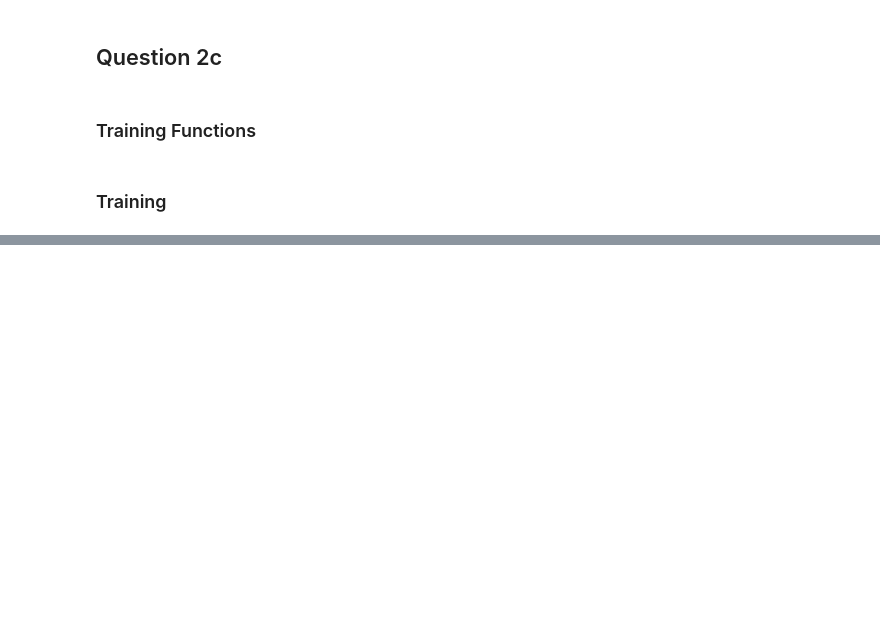
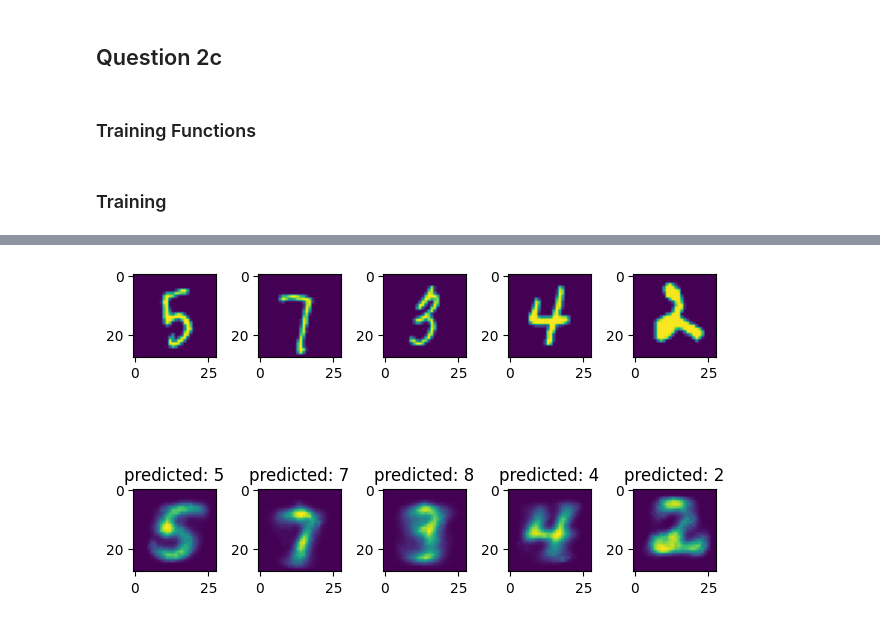
Before and after one commit to jgray9/CMSC678_Assignment3, a Jupyter notebook: Assignment 3.ipynb, the cells around one changed output, grey strips where cells are left out. Saved outputs shown, nothing was run; the diff lists cells and outputs as text; code cells hidden in the pictures; blank space fills up the shorter version.

Commit message:
added joint model for question 3

```diff
--- a/Assignment 3.ipynb
+++ b/Assignment 3.ipynb
@@ -293,0 +334,3 @@ Epoch 18    0.10204    0.17080
+# %%
+joint_model = JointModel().cuda()
+joint_training(joint_model, nn.CrossEntropyLoss(), nn.BCELoss(), optim.Adam(joint_model.parameters(), lr=0.001), 100)
@@ -293,0 +357,18 @@ Epoch 18    0.10204    0.17080
+# %%
+import random
+fig, (row1, row2) = plt.subplots(2, 5)
+
+with torch.no_grad():
+    for i in range(5):
+        x = dev_dataset[random.randint(0,10000-1)][0].cuda()
+        z = joint_model.autoencoder.forward(x)
+        y_pred = joint_model.forward(z).argmax().item()
+
+        row1[i].imshow(x.cpu())
+        row2[i].imshow(z.cpu().view(28,28))
+        row2[i].set_title(f'predicted: {y_pred}')
+
+plt.tight_layout()
+plt.show()
+# %% [output]
+[figure, added]
```
Also changed, not shown: parts of 11 cells of this notebook, 1 other file.
